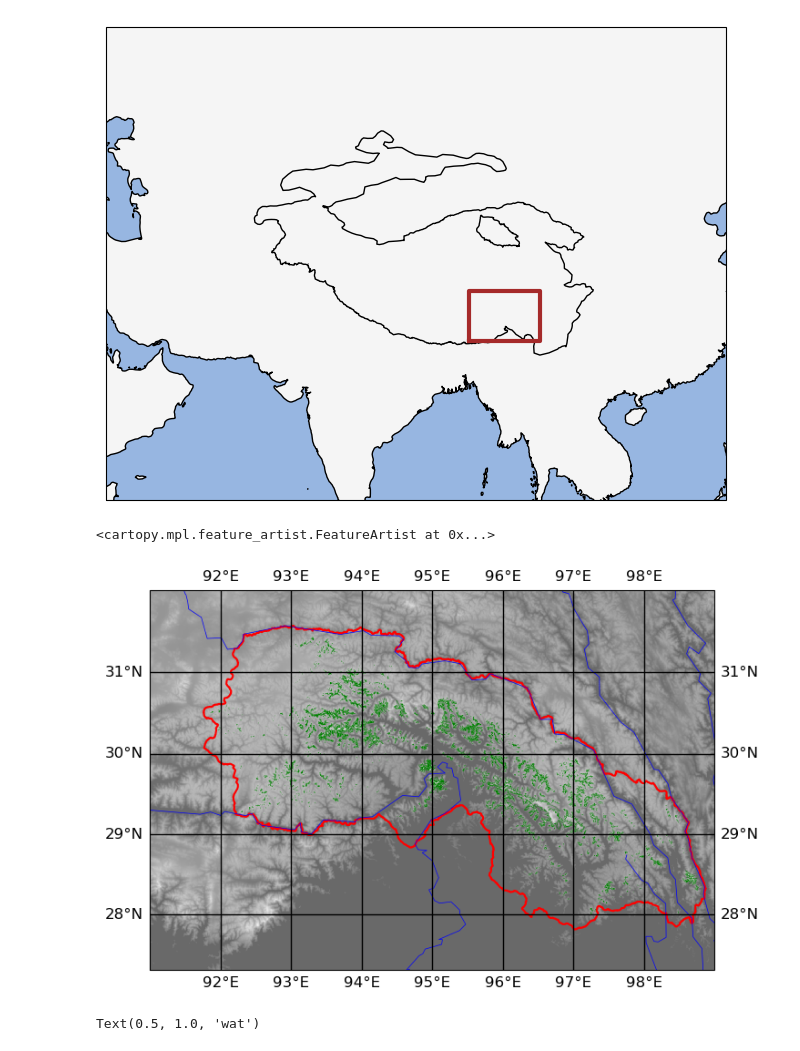
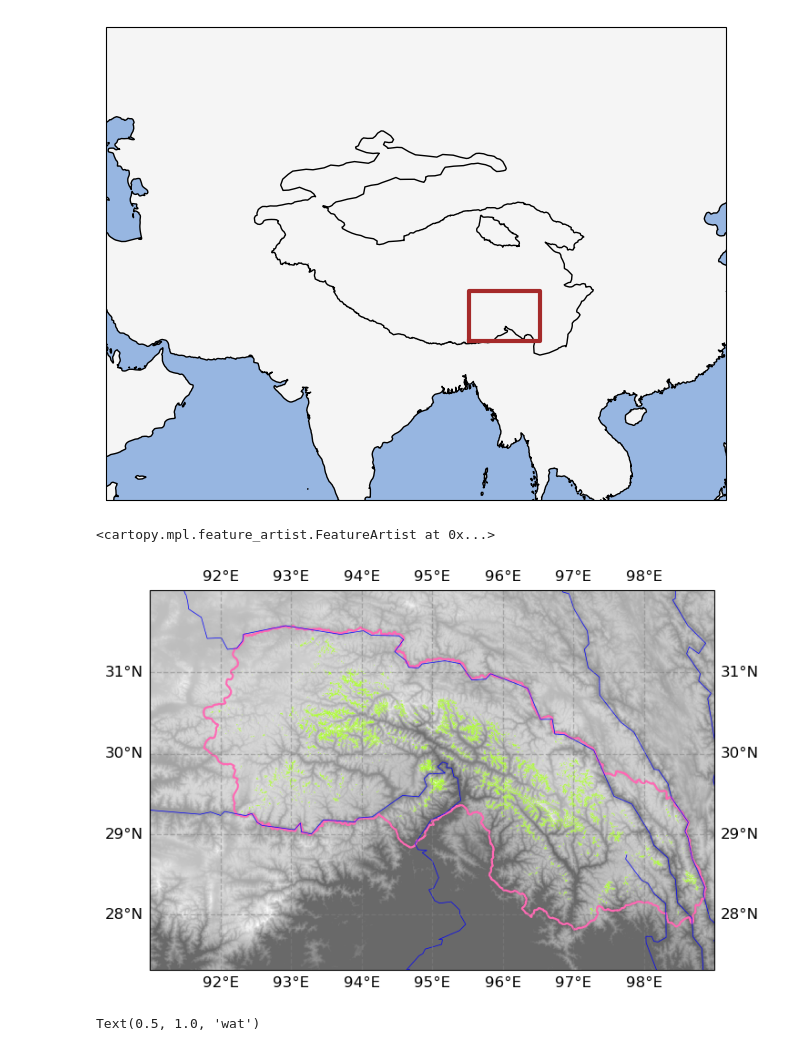
Before and after one commit to xinluo2018/Glacier-in-SETP, a Jupyter notebook: visual/study_area.ipynb, the cells around one changed output. Drawn from its saved outputs; the diff is of its cells as text; code cells hidden in the pictures.

```diff
--- a/visual/study_area.ipynb
+++ b/visual/study_area.ipynb
@@ -16,10 +14,10 @@ ERROR 1: PROJ: proj_create_from_database: Open of /home/xin/miniconda3/envs/venv
 # %%
 path_hma_vec = 'data/boundary/hma_bolch2019.gpkg'
 path_setp_vec = 'data/boundary/setp_zhao2022.gpkg'
-path_river_vec = 'data/water/major_rivers_global.gpkg'
-path_setp_rgi60 = 'data/rgi60/rgi60_setp.gpkg'
+path_river_vec = 'data/land-cover/water/major_rivers_global.gpkg'
+path_setp_rgi60 = 'data/land-cover/rgi60/rgi60_setp.gpkg'
 path_dem = 'data/dem-data/srtm-c/SRTMGL3_900m.tif'
-path_wat = 'data/water/water-jrc/occurrence_mosaic_subs_300m.tif'
+path_wat = 'data/land-cover/water/water-jrc/occurrence_mosaic_subs_300m.tif'
 # %%
 dem, dem_info = readTiff(path_dem)
 wat, wat_info = readTiff(path_wat)
@@ -62,35 +60,35 @@ plt.plot(region_x, region_y, transform=ccrs.PlateCarree(), linewidth=3, color='b
 # %%
 cmap_dem = LinearSegmentedColormap.from_list('linear color', ["DimGray", "white"])
 plt.rcParams.update({'font.size': 12})
 fig = plt.figure(figsize=(8, 8))
 ax = fig.add_subplot(1, 1, 1, projection=ccrs.Mercator())
 ax.set_extent([91, 99, 27.3, 32])
 ax.add_feature(cfeature.LAND);
-ax.gridlines(draw_labels=True, linewidth=1, alpha=1, zorder=1, color='black')
+ax.gridlines(draw_labels=True, linewidth=1, alpha=0.5, zorder=1, color='grey', linestyle='--')
 
 ## 0. dem image
 ax_dem = ax.imshow(dem, extent=dem_info['geoextent'],
-                                vmin=3500, vmax=7000, cmap=cmap_dem, \
+                                vmin=2000, vmax=6500, cmap=cmap_dem, \
                                 transform=ccrs.PlateCarree(), zorder=0)   ## cmap:PRGn
 # ax.gridlines(draw_labels=True, linewidth=0.5, alpha=0.5, zorder=1)
 
 ## 1. Tibeteau southeast boundary
 shp_fea = cfeature.ShapelyFeature(Reader(path_setp_vec).geometries(), \
-                      crs=ccrs.PlateCarree(), edgecolor='red', linewidth=1.5, facecolor='none')
+                      crs=ccrs.PlateCarree(), edgecolor='HotPink', linewidth=1.5, facecolor='none')
 ax.add_feature(shp_fea, zorder=0)
 
 ## 2. rivers
 shp_fea = cfeature.ShapelyFeature(Reader(path_river_vec).geometries(), \
                       crs=ccrs.PlateCarree(), edgecolor='blue', linewidth=0.5, facecolor='none')
 ax.add_feature(shp_fea, zorder=1)
 
 ## 3. setp glaciers (rgi60); note: very slow
 shp_fea = cfeature.ShapelyFeature(Reader(path_setp_rgi60).geometries(), \
-                      crs=ccrs.PlateCarree(), edgecolor='green', linewidth=0.2, facecolor='none')
+                      crs=ccrs.PlateCarree(), edgecolor='GreenYellow', linewidth=0.2, facecolor='none')
 ax.add_feature(shp_fea, zorder=0)
 # %% [output]
 <cartopy.mpl.feature_artist.FeatureArtist at 0x...>
-[figure, old version]
+[figure, new version]
 # %%
 plt.figure(figsize=(10,5))
 plt.imshow(wat); plt.title('wat')
```
Also changed, not shown: parts of 1 cell of this notebook, 19 other files.
